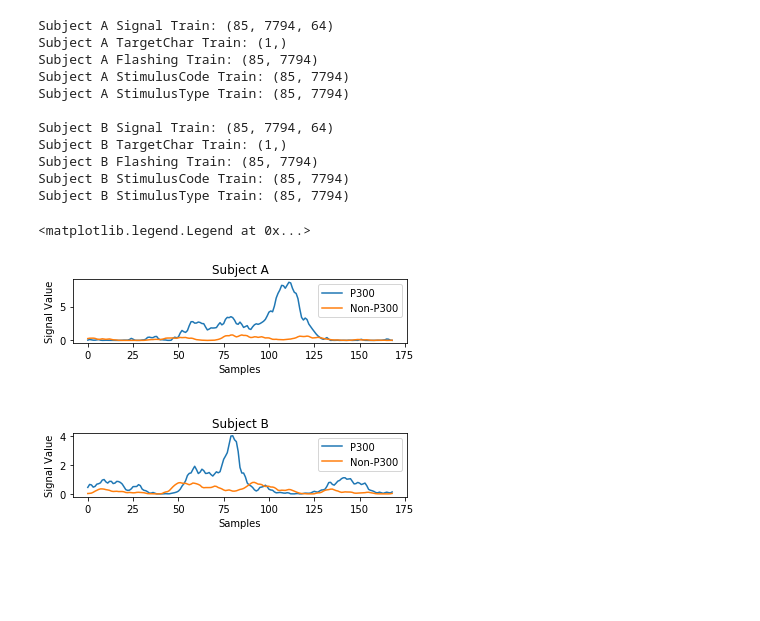
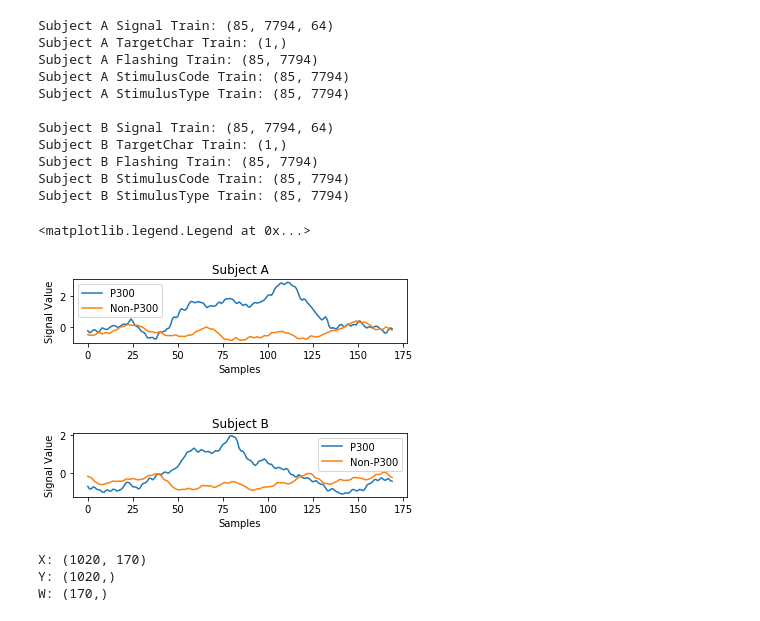
Before and after one commit to Maqarios/Bachelor-Project, a Jupyter notebook: Machine Learning Model/model.ipynb, the cells around one changed output. Cells and saved outputs as stored; diff of their text form; code cells hidden in the pictures; blank space fills up the shorter version.

Commit message:
feat: add the preprocecssing function

```diff
--- a/Machine Learning Model/model.ipynb
+++ b/Machine Learning Model/model.ipynb
@@ -142,7 +142,7 @@ def get_sessions_average(
     intensifications = no_of_rows + no_of_columns
 
     # Looping Through Characters (85 Character)
-    for epoch in range(1, signals.shape[0]):
+    for epoch in range(signals.shape[0]):
 
         average_responses = get_runs_average(
             signals[epoch],
@@ -174,6 +174,7 @@ A_Success, A_Fail = get_sessions_average(
     Subject_A_Signal_Train,
     Subject_A_StimulusCode_Train,
     Subject_A_TargetChar_Train[0],
+    window=170,
     average_channels = False
 )
 
@@ -181,26 +182,27 @@ B_Success, B_Fail = get_sessions_average(
     Subject_B_Signal_Train,
     Subject_B_StimulusCode_Train,
     Subject_B_TargetChar_Train[0],
+    window=170,
     average_channels = False
 )
 # %%
 # A
 ax1 = plt.subplot(3, 1, 1)
-ax1.plot(A_Success[:169, EXTRACTED_CHANNEL])
-ax1.plot(A_Fail[:169, EXTRACTED_CHANNEL])
+ax1.plot(A_Success[:, EXTRACTED_CHANNEL])
+ax1.plot(A_Fail[:, EXTRACTED_CHANNEL])
 ax1.set_title('Subject A')
 ax1.set_xlabel('Samples')
 ax1.set_ylabel('Signal Value')
 ax1.legend(('P300', 'Non-P300'))
 
 # B
 ax2 = plt.subplot(3, 1, 3)
-ax2.plot(B_Success[:169, EXTRACTED_CHANNEL])
-ax2.plot(B_Fail[:169, EXTRACTED_CHANNEL])
+ax2.plot(B_Success[:, EXTRACTED_CHANNEL])
+ax2.plot(B_Fail[:, EXTRACTED_CHANNEL])
 ax2.set_title('Subject B')
 ax2.set_xlabel('Samples')
 ax2.set_ylabel('Signal Value')
 ax2.legend(('P300', 'Non-P300'))
 # %% [output]
 <matplotlib.legend.Legend at 0x...>
-[figure, old version]
+[figure, new version]
@@ -206,0 +279,17 @@ ax2.legend(('P300', 'Non-P300'))
+# %%
+X, Y = preprocess_session(
+    Subject_A_Signal_Train,
+    Subject_A_StimulusCode_Train,
+    Subject_A_TargetChar_Train[0],
+    numpy.array([EXTRACTED_CHANNEL]),
+    window=170
+)
+print('X:', X.shape)
+print('Y:', Y.shape)
+
+W = numpy.matmul(numpy.matmul(numpy.linalg.inv(numpy.matmul(numpy.transpose(X), X)), numpy.transpose(X)), Y)
+print('W:', W.shape)
+# %% [output]
+X: (1020, 170)
+Y: (1020,)
+W: (170,)
```
Also changed, not shown: parts of 1 cell of this notebook.
